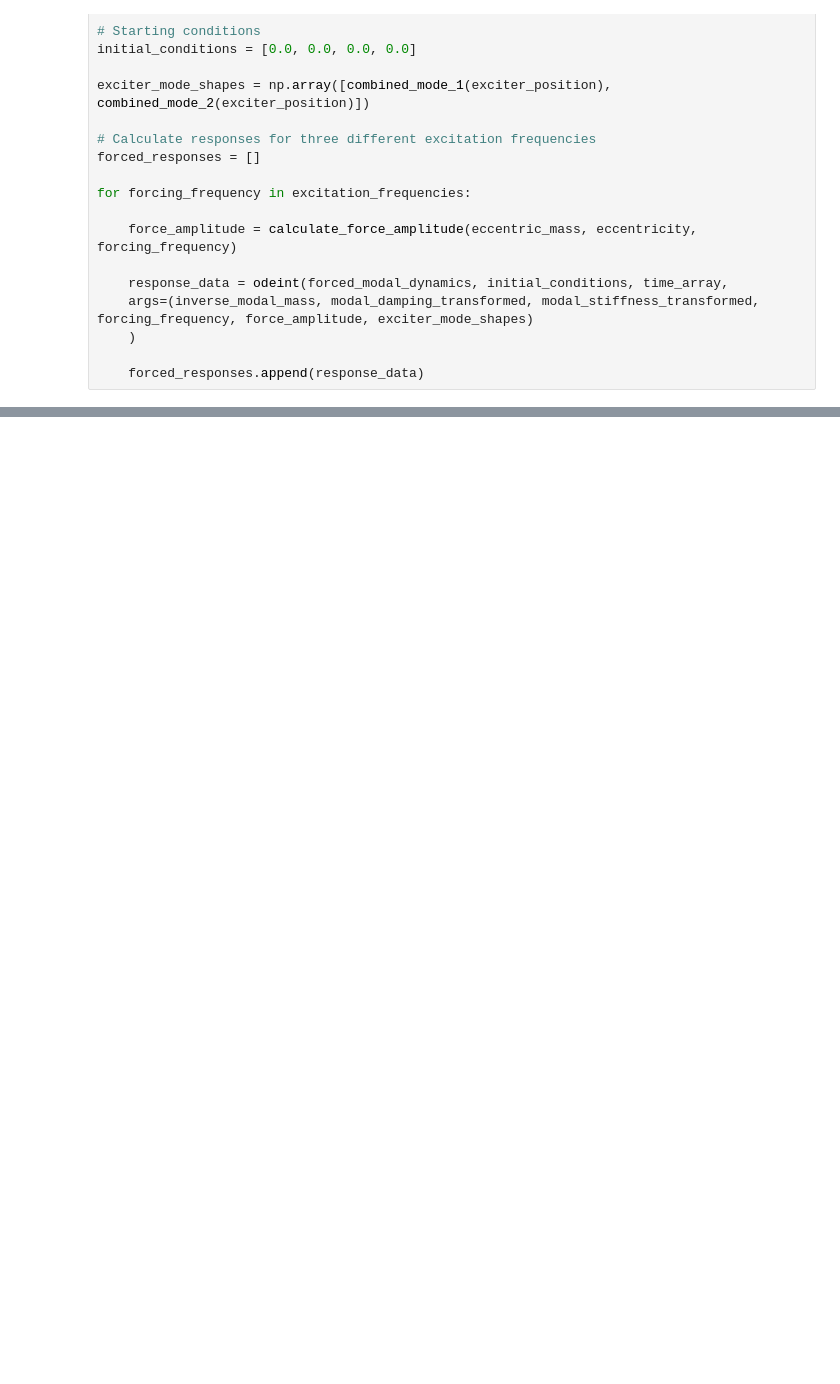
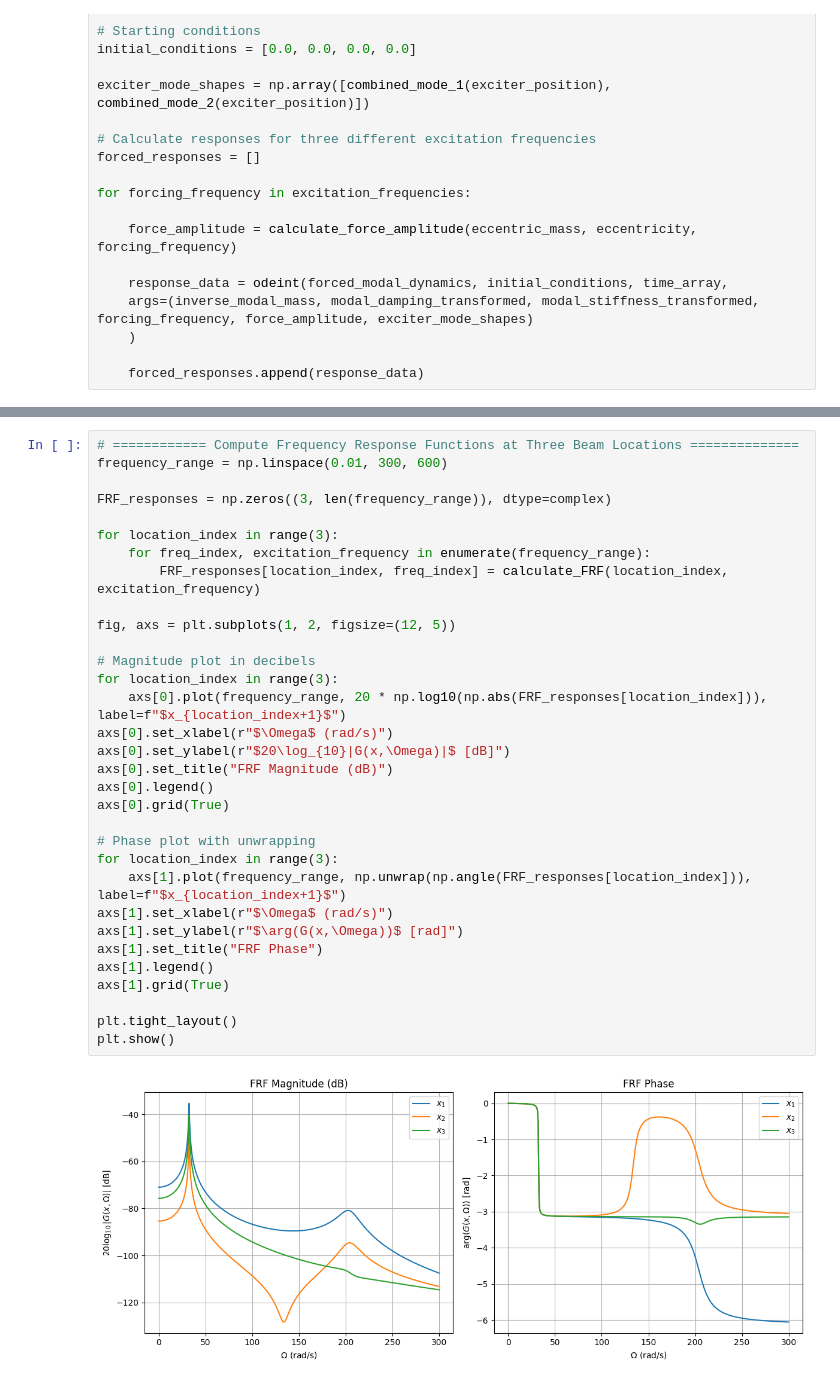
Before and after one commit to kush450629/ME421_GROUP_A1, a Jupyter notebook: Vibration/ME421_E20070_Vibrations.ipynb, the cells around one changed output, grey strips where cells are left out. Cells and saved outputs as stored; diff of their text form; blank space fills up the shorter version.

```diff
--- a/Vibration/ME421_E20070_Vibrations.ipynb
+++ b/Vibration/ME421_E20070_Vibrations.ipynb
@@ -1173,0 +1276,34 @@ for freq_index, forcing_frequency in enumerate(excitation_frequencies):
+# %%
+# ============ Compute Frequency Response Functions at Three Beam Locations ==============
+frequency_range = np.linspace(0.01, 300, 600)
+
+FRF_responses = np.zeros((3, len(frequency_range)), dtype=complex)
+
+for location_index in range(3):
+    for freq_index, excitation_frequency in enumerate(frequency_range):
+        FRF_responses[location_index, freq_index] = calculate_FRF(location_index, excitation_frequency)
+
+fig, axs = plt.subplots(1, 2, figsize=(12, 5))
+
+# Magnitude plot in decibels
+for location_index in range(3):
+    axs[0].plot(frequency_range, 20 * np.log10(np.abs(FRF_responses[location_index])), label=f"$x_{location_index+1}$")
+axs[0].set_xlabel(r"$\Omega$ (rad/s)")
+axs[0].set_ylabel(r"$20\log_{10}|G(x,\Omega)|$ [dB]")
+axs[0].set_title("FRF Magnitude (dB)")
+axs[0].legend()
+axs[0].grid(True)
+
+# Phase plot with unwrapping
+for location_index in range(3):
+    axs[1].plot(frequency_range, np.unwrap(np.angle(FRF_responses[location_index])), label=f"$x_{location_index+1}$")
+axs[1].set_xlabel(r"$\Omega$ (rad/s)")
+axs[1].set_ylabel(r"$\arg(G(x,\Omega))$ [rad]")
+axs[1].set_title("FRF Phase")
+axs[1].legend()
+axs[1].grid(True)
+
+plt.tight_layout()
+plt.show()
+# %% [output]
+[figure, added]
```
Also changed, not shown: parts of 4 cells of this notebook.
